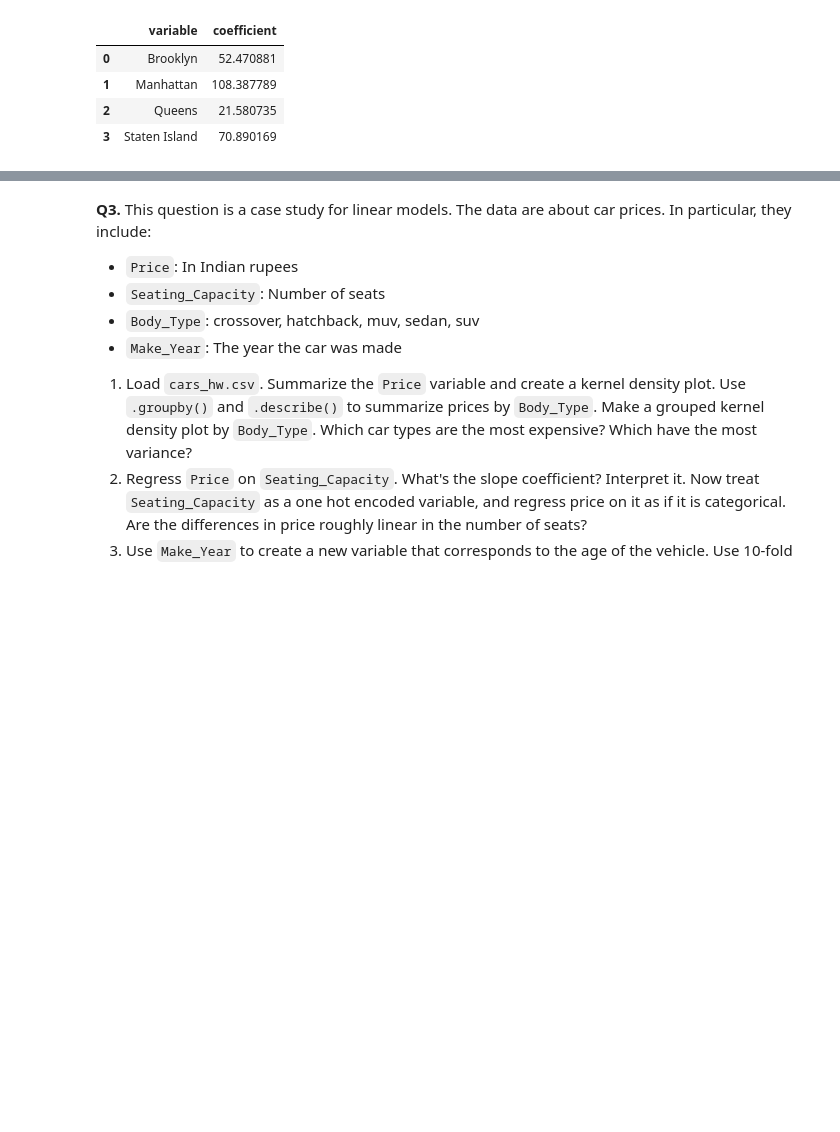
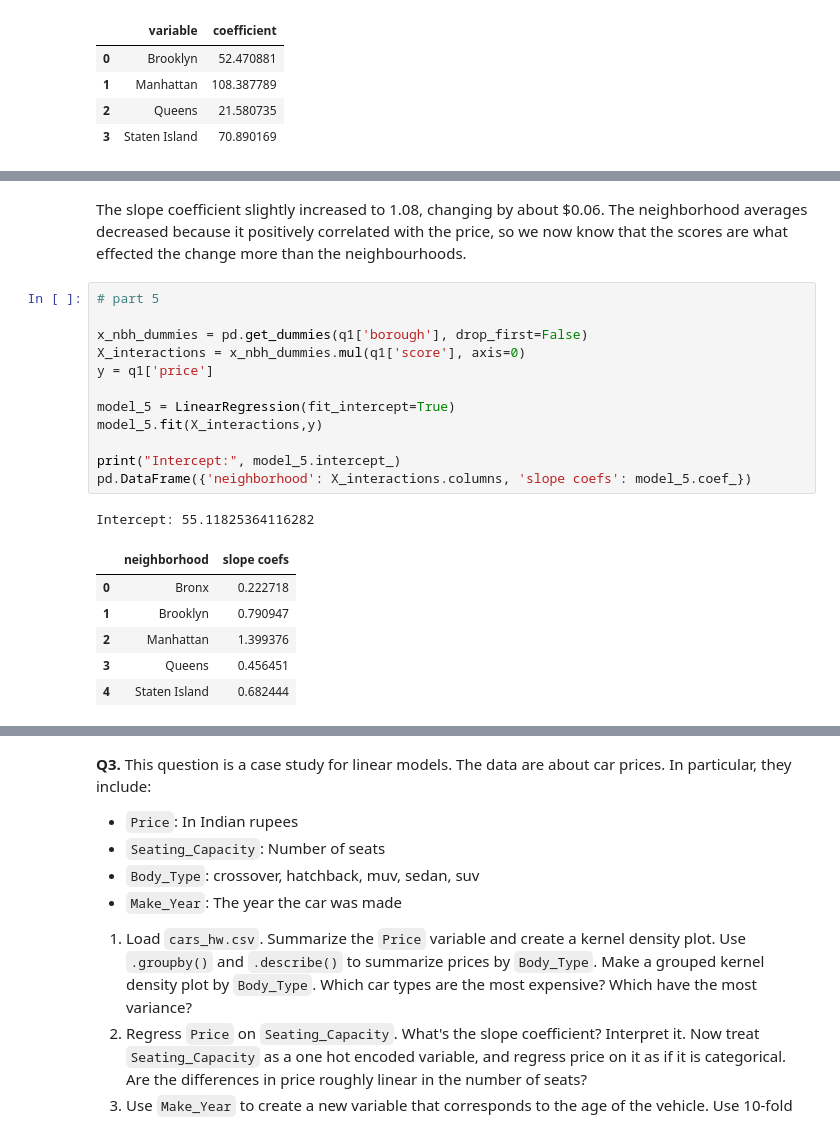
Before and after one commit to EmmyB47/undergrad_ml_assignments, a Jupyter notebook: 03_assignment_linear_models.ipynb, the cells around one changed output, grey strips where cells are left out. Cells and saved outputs as stored; diff of their text form; blank space fills up the shorter version.

```diff
--- a/03_assignment_linear_models.ipynb
+++ b/03_assignment_linear_models.ipynb
@@ -133,0 +142,22 @@ Score slope: 1.0811164834598521
+# %% [markdown]
+The slope coefficient slightly increased to 1.08, changing by about $0.06. The neighborhood averages decreased because it positively correlated with the price, so we now know that the scores are what effected the change more than the neighbourhoods.
+# %%
+# part 5
+
+x_nbh_dummies = pd.get_dummies(q1['borough'], drop_first=False)
+X_interactions = x_nbh_dummies.mul(q1['score'], axis=0)
+y = q1['price']
+
+model_5 = LinearRegression(fit_intercept=True)
+model_5.fit(X_interactions,y)
+
+print("Intercept:", model_5.intercept_)
+pd.DataFrame({'neighborhood': X_interactions.columns, 'slope coefs': model_5.coef_})
+# %% [output]
+Intercept: 55.11825364116282
+|  | neighborhood | slope coefs |
+| 0 | Bronx | 0.222718 |
+| 1 | Brooklyn | 0.790947 |
+| 2 | Manhattan | 1.399376 |
+| 3 | Queens | 0.456451 |
+| 4 | Staten Island | 0.682444 |
```
Also changed, not shown: parts of 27 cells of this notebook.
